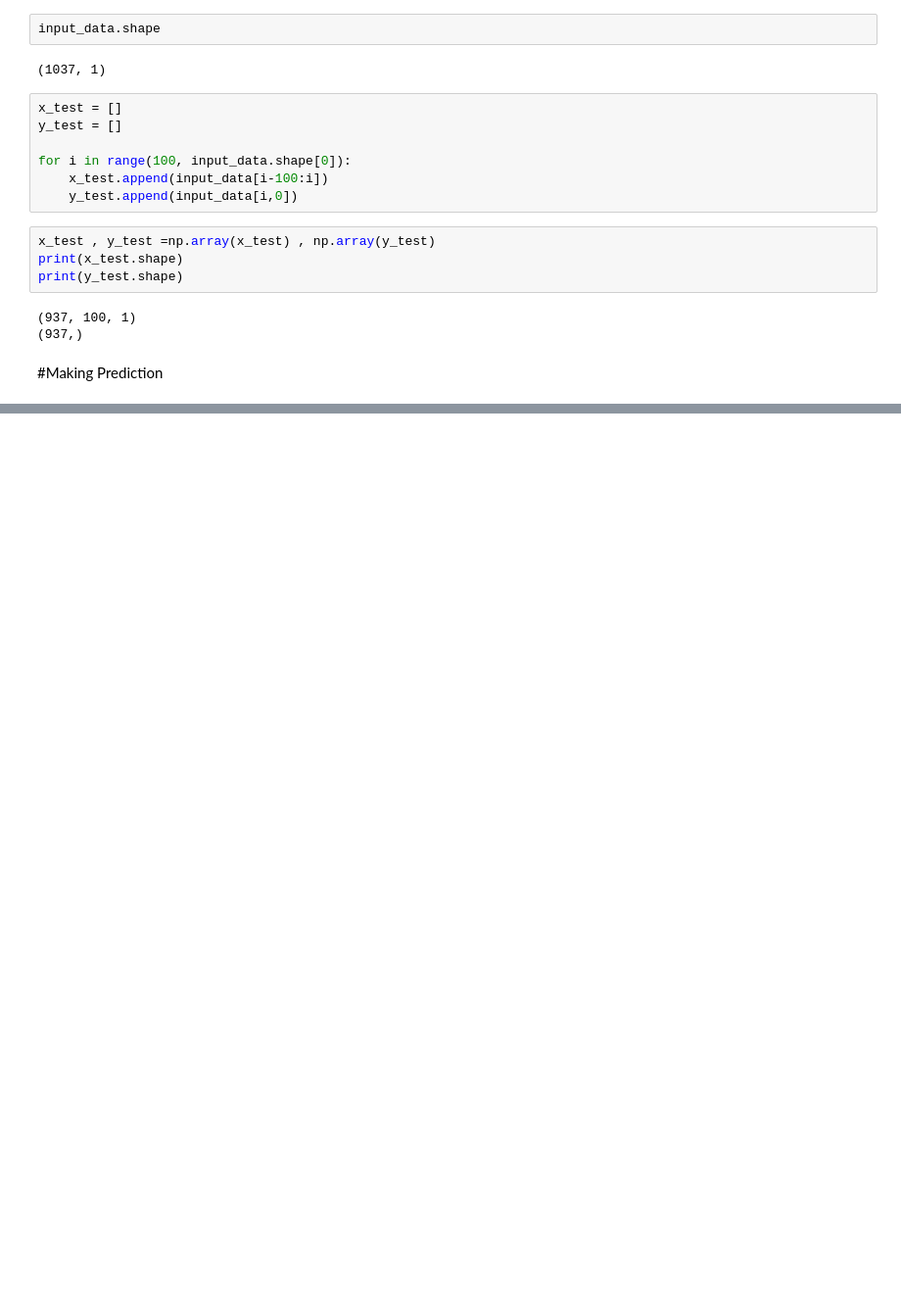
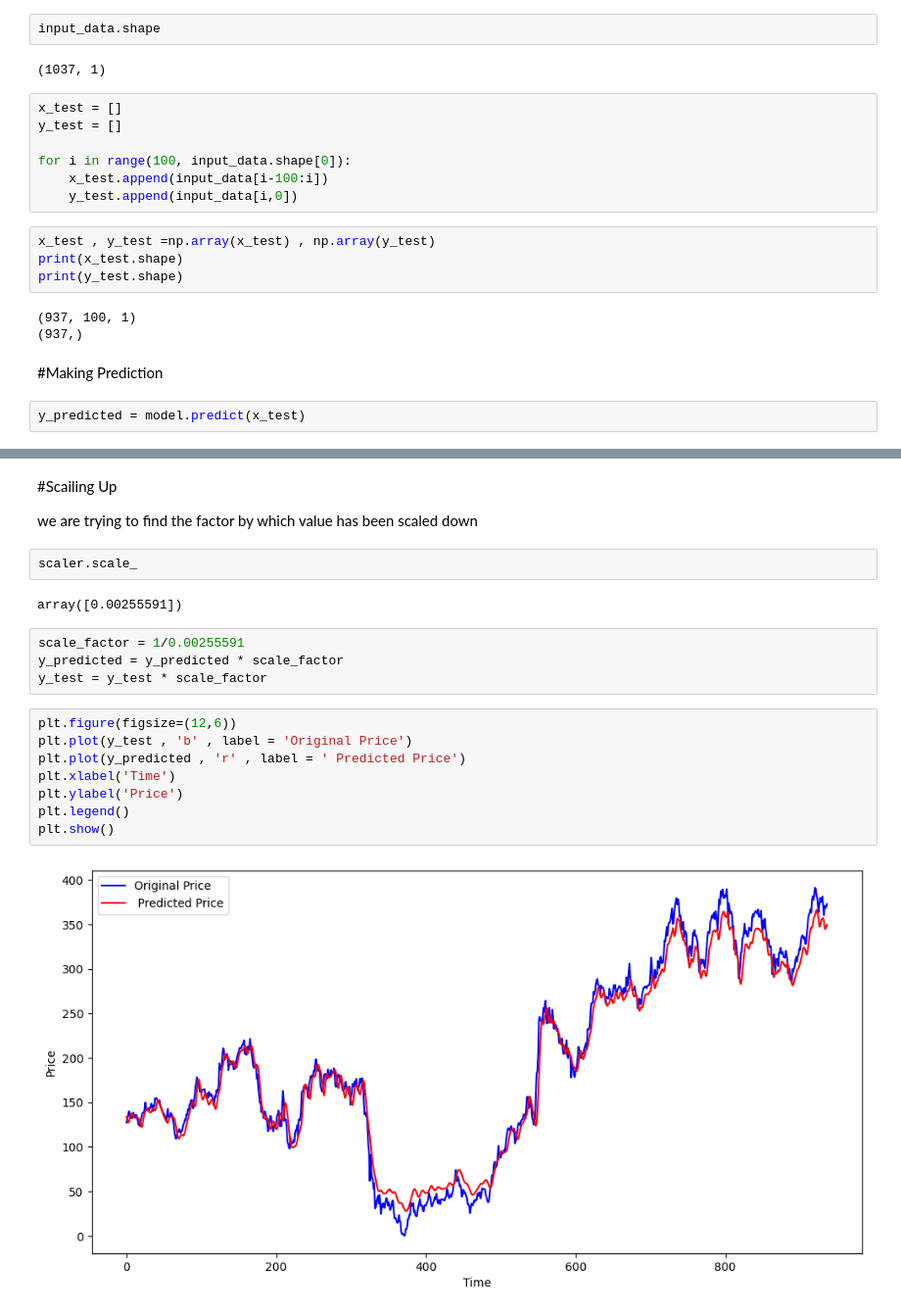
Before and after one commit to rapid-killer-9/Stock_Trend_Prediction, a Jupyter notebook: Lstm.ipynb, the cells around one changed output, grey strips where cells are left out. Shown: that part at 98% size. Drawn from its saved outputs; the diff is of its cells as text; blank space fills up the shorter version.

```diff
--- a/Lstm.ipynb
+++ b/Lstm.ipynb
@@ -224,3 +224,5 @@ print(y_test.shape)
 (937,)
 # %% [markdown]
 #Making Prediction
+# %%
+y_predicted = model.predict(x_test)
@@ -226,0 +255,22 @@ print(y_test.shape)
+# %% [markdown]
+#Scailing Up
+
+we are trying to find the factor by which value has been scaled down
+# %%
+scaler.scale_
+# %% [output]
+array([0.00255591])
+# %%
+scale_factor = 1/0.00255591
+y_predicted = y_predicted * scale_factor
+y_test = y_test * scale_factor
+# %%
+plt.figure(figsize=(12,6))
+plt.plot(y_test , 'b' , label = 'Original Price')
+plt.plot(y_predicted , 'r' , label = ' Predicted Price')
+plt.xlabel('Time')
+plt.ylabel('Price')
+plt.legend()
+plt.show()
+# %% [output]
+[figure, added]
```
Also changed, not shown: parts of 3 cells of this notebook.
